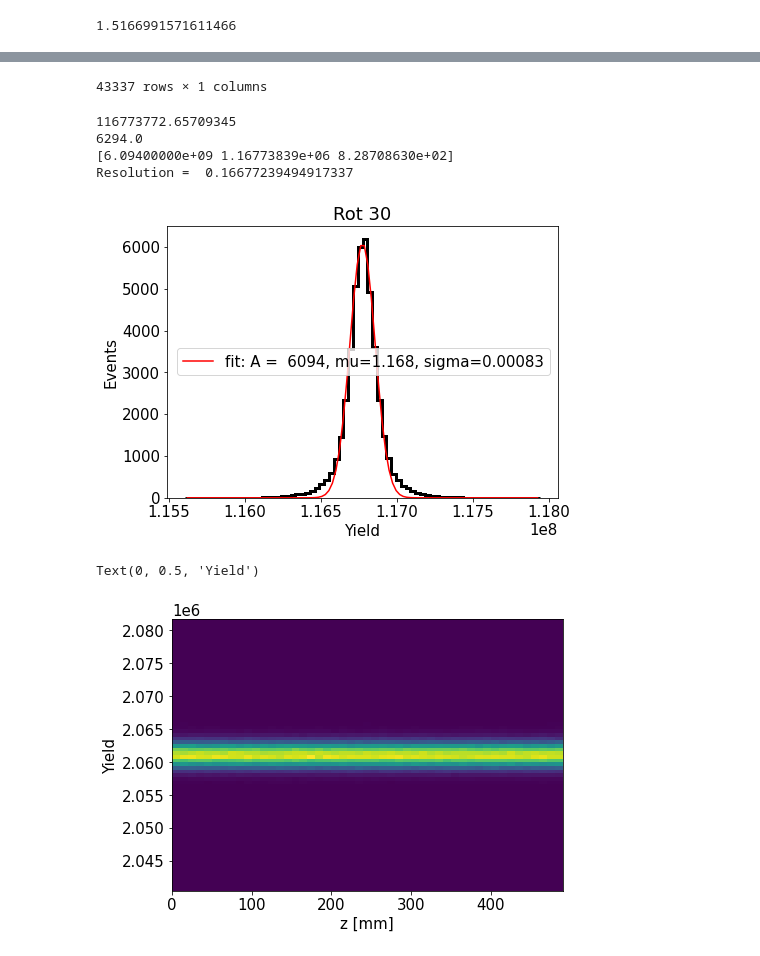
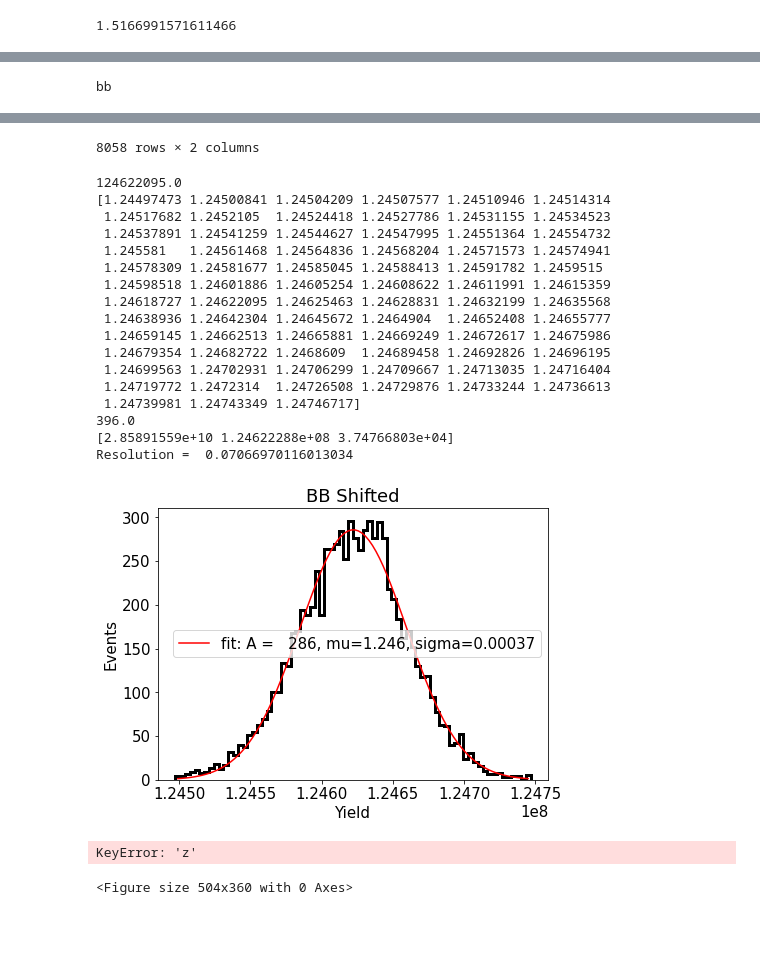
Before and after one commit to kvjmistry/GarfieldCode, a Jupyter notebook: Electroluminescence/notebooks/CalcTrackRes.ipynb, the cells around one changed output, grey strips where cells are left out. Saved outputs shown, nothing was run; the diff lists cells and outputs as text; code cells hidden in the pictures; blank space fills up the shorter version.

```diff
--- a/Electroluminescence/notebooks/CalcTrackRes.ipynb
+++ b/Electroluminescence/notebooks/CalcTrackRes.ipynb
@@ -15,11 +15,15 @@ plt.rcParams["figure.figsize"] = 7,5
 # %%
 # Load in the unit cell and create map
 
-mode = "Rot30"
+# mode = "Rot30"
 # mode = "Shifted"
-# mode = "Aligned"
+mode = "Aligned"
 
-unitcell = pd.read_hdf(f"../Maps/unitcell_{mode}.h5","Yields")
+# sample_type = "unitcell"
+sample_type = "dist"
+
+if (sample_type == "unitcell"): unitcell = pd.read_hdf(f"../Maps/unitcell_{mode}.h5","Yields")
+if (sample_type == "dist"): unitcell = pd.read_hdf(f"../Maps/dist_unitcell_{mode}.h5","Yields")
 
 
 # Plot the loaded in unitcell
@@ -286,13 +316,26 @@ plt.figure()
 # Yields_df["z"] = z_avg
 # display(Yields_df)
 
+mode = "bb"
+print(mode)
+
 # Optionally load in file with higher stats
 # Yields_df = pd.read_hdf("../Files/Shifted/Yields_Merge_Shifted.h5")
-# Yields_df = pd.read_hdf("../Files/Aligned/Yields_Merge_Aligned.h5")
-Yields_df = pd.read_hdf("../Files/Rotated/Yields_Merge_Rot30.h5")
+
+# Yields_df = pd.read_hdf("../Files/Rotated/Yields_Merge_Rot30.h5")
 # Yields_df = pd.read_hdf("../Files/Rotated/Yields_Merge_Rot30Kr.h5")
+# Yields_df = pd.read_hdf("../Files/Rotated/Yields_Merge_Rot30Distv2Kr.h5")
+Yields_df = pd.read_hdf("../Files/Rotated/Yields_Merge_Rot30Distv2.h5")
+
 # Yields_df = pd.read_hdf("../Files/Shifted/Yields_Merge_ShiftedKr.h5")
+# Yields_df = pd.read_hdf("../Files/Shifted/Yields_Merge_ShiftedDistv2Kr.h5")
+# Yields_df = pd.read_hdf("../Files/Shifted/Yields_Merge_ShiftedDistv2.h5")
+
 # Yields_df = pd.read_hdf("../Files/Aligned/Yields_Merge_AlignedKr.h5")
+# Yields_df = pd.read_hdf("../Files/Aligned/Yields_Merge_AlignedKrv2.h5")
+# Yields_df = pd.read_hdf("../Files/Aligned/Yields_Merge_Alignedv2.h5")
+# Yields_df = pd.read_hdf("../Files/Aligned/Yields_Merge_AlignedDistv2Kr.h5")
+# Yields_df = pd.read_hdf("../Files/Aligned/Yields_Merge_AlignedDistv2.h5")
 Yields = Yields_df.Yield.values
 
 display(Yields_df)
@@ -306,7 +349,7 @@ else:
     bins_x = np.linspace(1.365e8, 1.366e8, 15)
     scale = 1e8
 
-bins_x = np.linspace(np.median(Yields)-np.median(Yields)*0.01, np.median(Yields)+np.median(Yields)*0.01, 75)
+bins_x = np.linspace(np.median(Yields)-np.median(Yields)*0.001, np.median(Yields)+np.median(Yields)*0.001, 75)
 print(np.median(Yields))
 
 counts, xbins, _ = plt.hist(Yields, bins = bins_x, histtype="step", color = "black", linewidth=3)
@@ -326,12 +369,13 @@ bin_centers = bin_centers[:-1]
 print(max(counts)+100)
 
 popt, pcov = curve_fit(Gaussian_, bin_centers, counts, bounds  = ([max(counts)-100 , np.median(bin_centers)-np.median(bin_centers)*0.0001, 0], [max(counts)+100, np.mean(bin_centers)+np.mean(bin_centers)*0.0001, np.inf]), maxfev=50000)
-print(popt*1e6)
+print(popt*scale)
 
 plt.plot(np.linspace(min(bin_centers)*scale, max(bin_centers)*scale, 100), Gaussian_(np.linspace(min(bin_centers), max(bin_centers), 100), *popt), 'r-',label='fit: A = %5.0f, mu=%5.3f, sigma=%5.5f' % tuple(popt))
 print("Resolution = ",100* 2.35*popt[2]/popt[1] )
 
-plt.title("Rot 30")
+plt.title("BB Shifted")
 plt.legend()
 plt.show()
 # %% [output]
+bb
@@ -350,9 +394,22 @@ plt.show()
-43337 rows × 1 columns
-116773772.65709345
-6294.0
-[6.09400000e+09 1.16773839e+06 8.28708630e+02]
-Resolution =  0.16677239494917337
+8058 rows × 2 columns
+124622095.0
+[1.24497473 1.24500841 1.24504209 1.24507577 1.24510946 1.24514314
+ 1.24517682 1.2452105  1.24524418 1.24527786 1.24531155 1.24534523
+ 1.24537891 1.24541259 1.24544627 1.24547995 1.24551364 1.24554732
+ 1.245581   1.24561468 1.24564836 1.24568204 1.24571573 1.24574941
+ 1.24578309 1.24581677 1.24585045 1.24588413 1.24591782 1.2459515
+ 1.24598518 1.24601886 1.24605254 1.24608622 1.24611991 1.24615359
+ 1.24618727 1.24622095 1.24625463 1.24628831 1.24632199 1.24635568
+ 1.24638936 1.24642304 1.24645672 1.2464904  1.24652408 1.24655777
+ 1.24659145 1.24662513 1.24665881 1.24669249 1.24672617 1.24675986
+ 1.24679354 1.24682722 1.2468609  1.24689458 1.24692826 1.24696195
+ 1.24699563 1.24702931 1.24706299 1.24709667 1.24713035 1.24716404
+ 1.24719772 1.2472314  1.24726508 1.24729876 1.24733244 1.24736613
+ 1.24739981 1.24743349 1.24746717]
+396.0
+[2.85891559e+10 1.24622288e+08 3.74766803e+04]
+Resolution =  0.07066970116013034
-[figure, old version]
+[figure, new version]
 # %%
 # Make a plot of the Yield vs Z position
 plt.figure()
@@ -361,5 +418,5 @@ plt.hist2d(Yields_df["z"], Yields_df["Yield"], bins = [np.arange(0, 500, 10), bi
 plt.xlabel("z [mm]")
 plt.ylabel("Yield")
 # %% [output]
-Text(0, 0.5, 'Yield')
+KeyError: 'z'
-[figure, removed]
+<Figure size 504x360 with 0 Axes>
```
Also changed, not shown: parts of 4 cells of this notebook.
